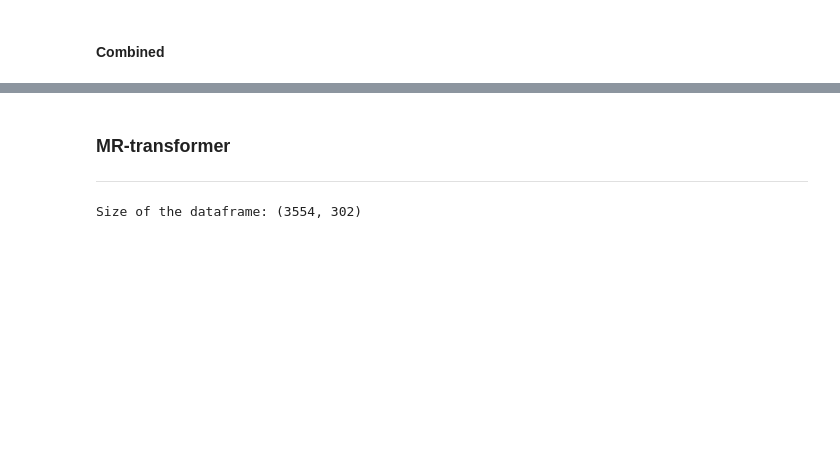
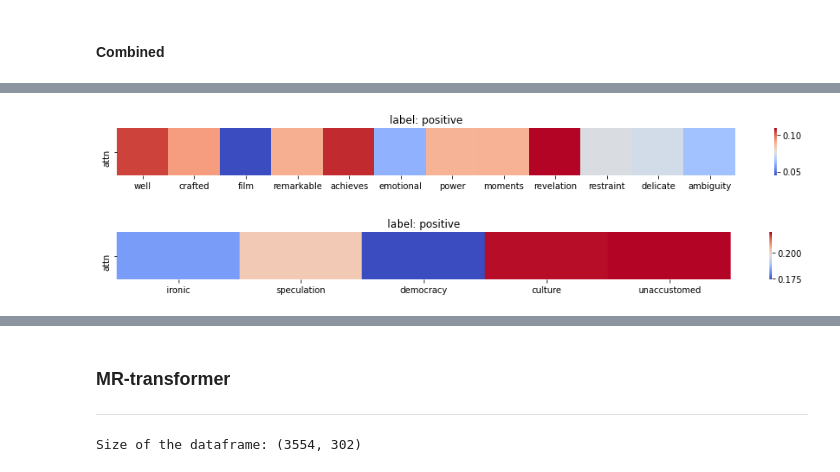
Before and after one commit to gdh14/gnn_and_att_on_nlp, a Jupyter notebook: text_classification/baselines/visualization_mr.ipynb, the cells around one changed output, grey strips where cells are left out. Cells and saved outputs as stored; diff of their text form; code cells hidden in the pictures; blank space fills up the shorter version.

```diff
--- a/text_classification/baselines/visualization_mr.ipynb
+++ b/text_classification/baselines/visualization_mr.ipynb
@@ -176,0 +221,8 @@ sns.scatterplot(
+# %%
+plot_attention_weights(3, texts, labels, seq_lens, attns, max_tokens=80)
+# %% [output]
+[figure, added]
+# %%
+plot_attention_weights(3550, texts, labels, seq_lens, attns, max_tokens=80)
+# %% [output]
+[figure, added]
```
Also changed, not shown: parts of 55 cells of this notebook, 13 other files.
